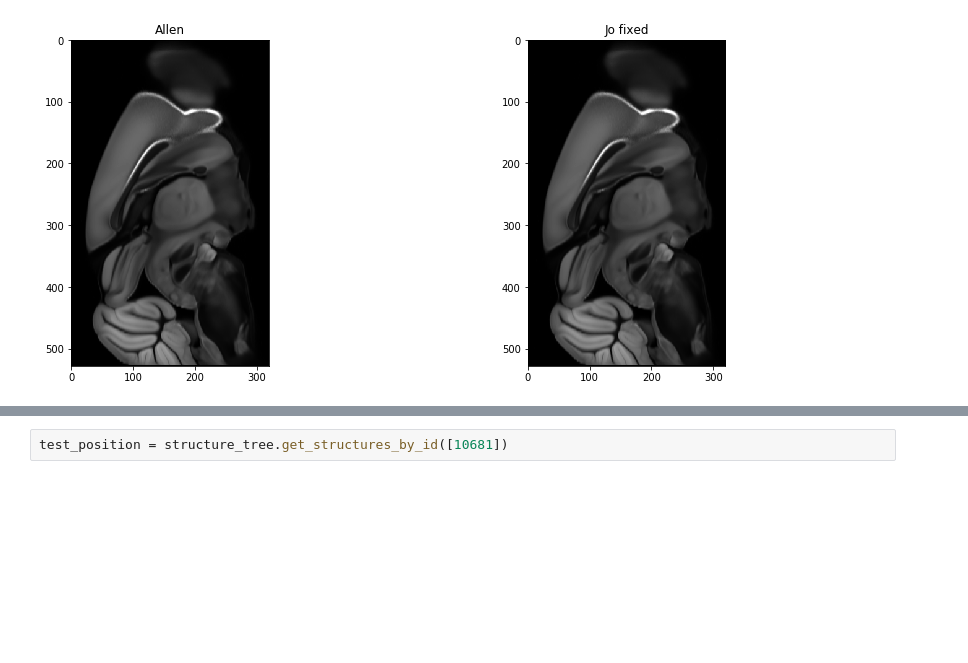
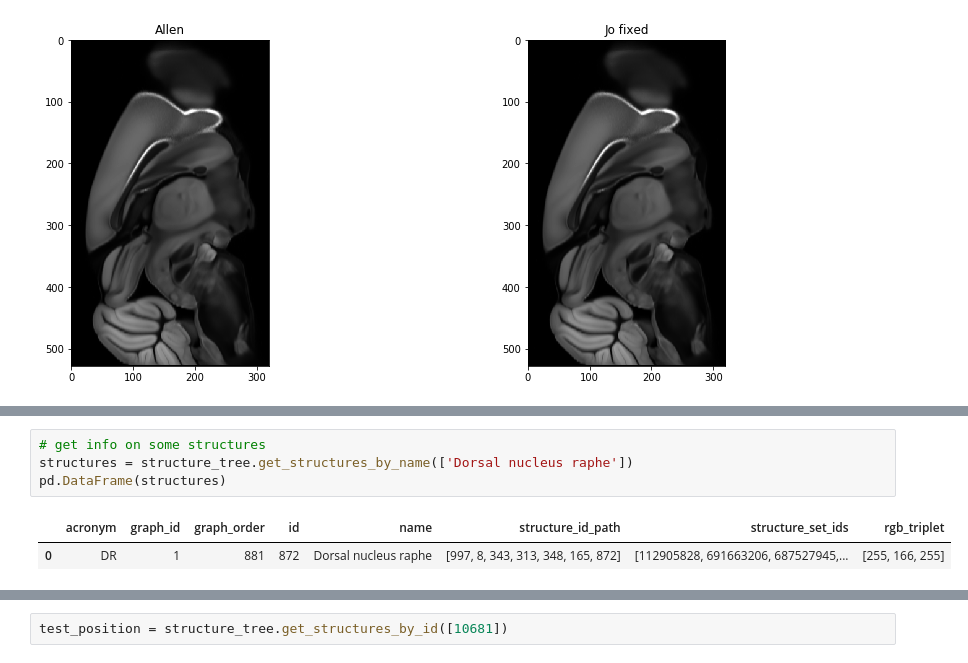
Before and after one commit to juhuntenburg/mouse_gradients, a Jupyter notebook: Allen_API.ipynb, the cells around one changed output, grey strips where cells are left out. Saved outputs shown, nothing was run; the diff lists cells and outputs as text; blank space fills up the shorter version.

```diff
--- a/Allen_API.ipynb
+++ b/Allen_API.ipynb
@@ -175 +205,8 @@ positions.tail()
+# %%
+# get info on some structures
+structures = structure_tree.get_structures_by_name(['Dorsal nucleus raphe'])
+pd.DataFrame(structures)
+# %% [output]
+|  | acronym | graph_id | graph_order | id | name | structure_id_path | structure_set_ids | rgb_triplet |
+| 0 | DR | 1 | 881 | 872 | Dorsal nucleus raphe | [997, 8, 343, 313, 348, 165, 872] | [112905828, 691663206, 687527945,... | [255, 166, 255] |
 # %%
```
Also changed, not shown: parts of 10 cells of this notebook, 8 other files.
